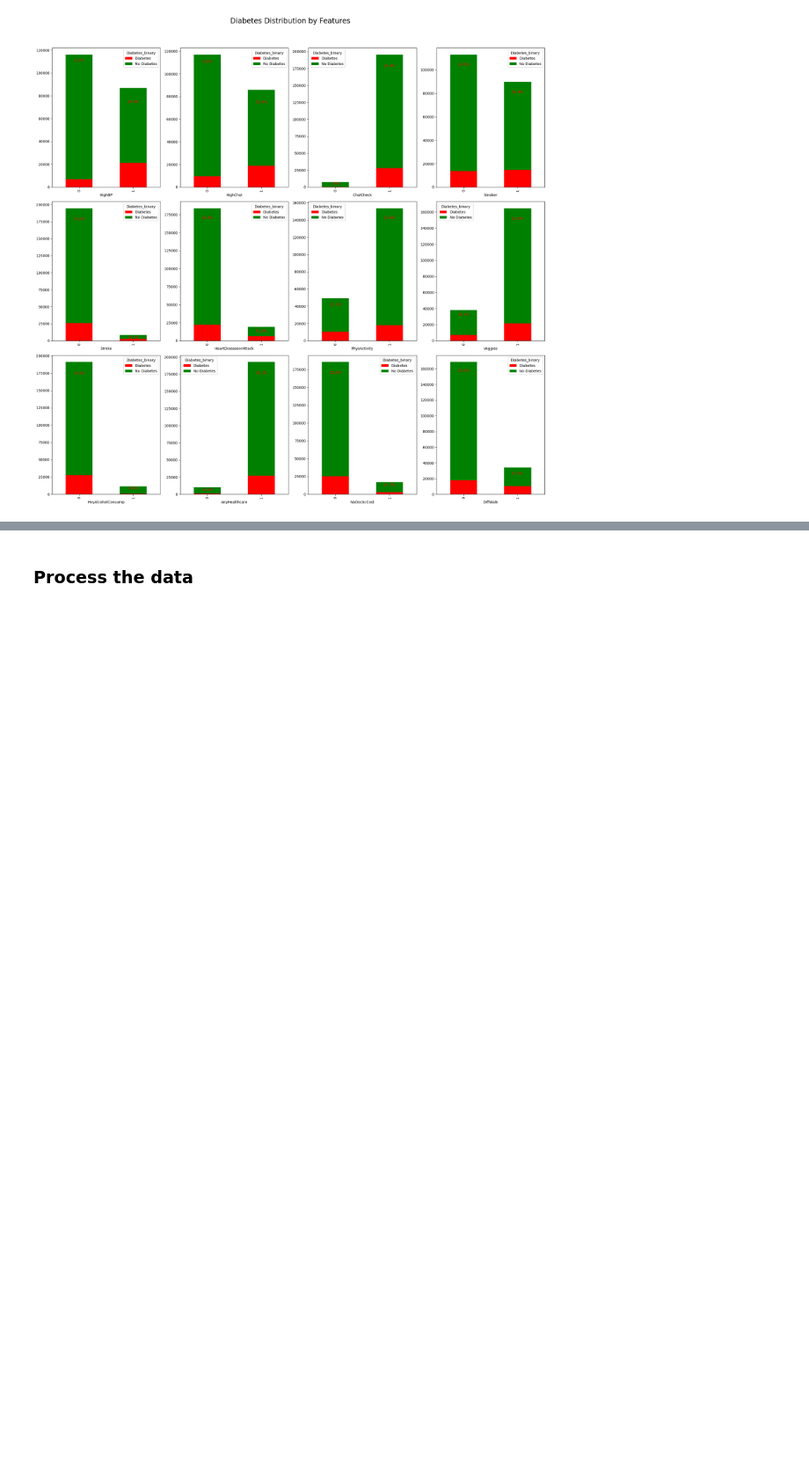
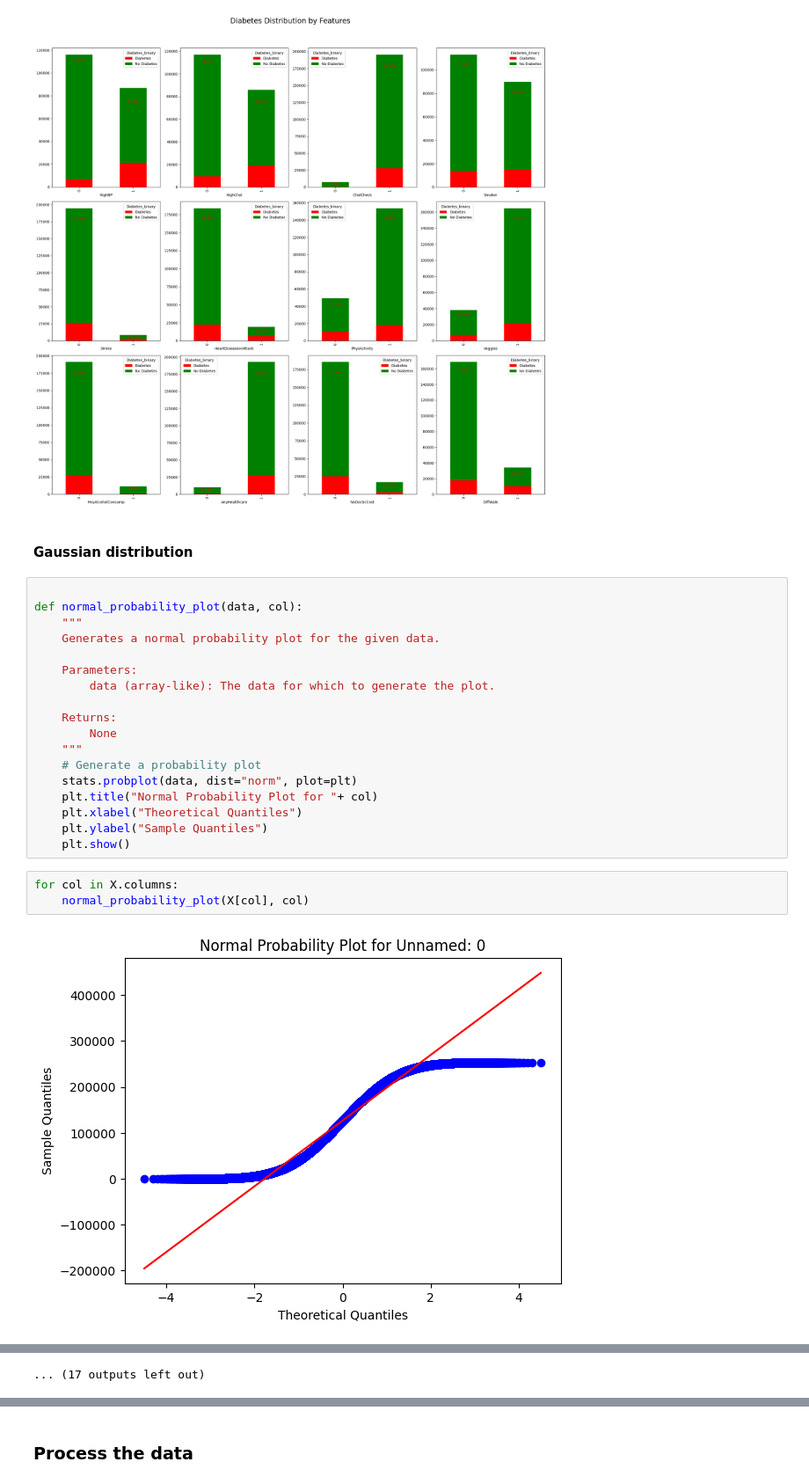
Before and after one commit to GharibSidney/kaggle_ML, a Jupyter notebook: src/test.ipynb, the cells around one changed output, grey strips where cells are left out. Shown at 88% size. Saved outputs shown, nothing was run; the diff lists cells and outputs as text; blank space fills up the shorter version.

```diff
--- a/src/test.ipynb
+++ b/src/test.ipynb
@@ -172,3 +177,28 @@ plt.tight_layout(rect=[0, 0.03, 1, 0.95])  # Adjust layout to fit the title
 plt.show()
 # %% [output]
 [figure]
+# %% [markdown]
+#### Gaussian distribution
+# %%
+
+def normal_probability_plot(data, col):
+    """
+    Generates a normal probability plot for the given data.
+
+    Parameters:
+        data (array-like): The data for which to generate the plot.
+
+    Returns:
+        None
+    """
+    # Generate a probability plot
+    stats.probplot(data, dist="norm", plot=plt)
+    plt.title("Normal Probability Plot for "+ col)
+    plt.xlabel("Theoretical Quantiles")
+    plt.ylabel("Sample Quantiles")
+    plt.show()
+# %%
+for col in X.columns:
+    normal_probability_plot(X[col], col)
+# %% [output]
+[figure, added]
@@ -174,0 +216 @@ plt.show()
+... (17 outputs left out)
```
Also changed, not shown: parts of 13 cells of this notebook, 4 other files.
